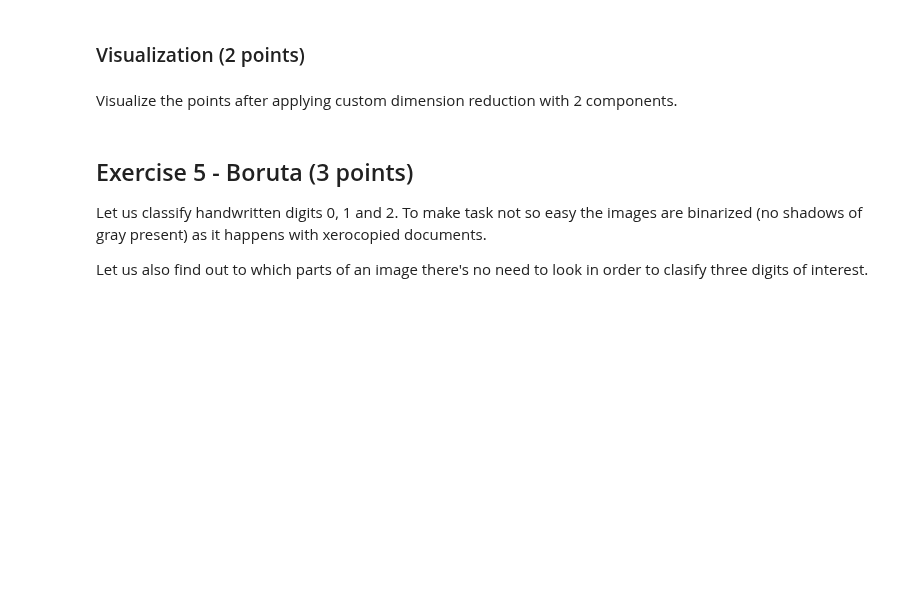
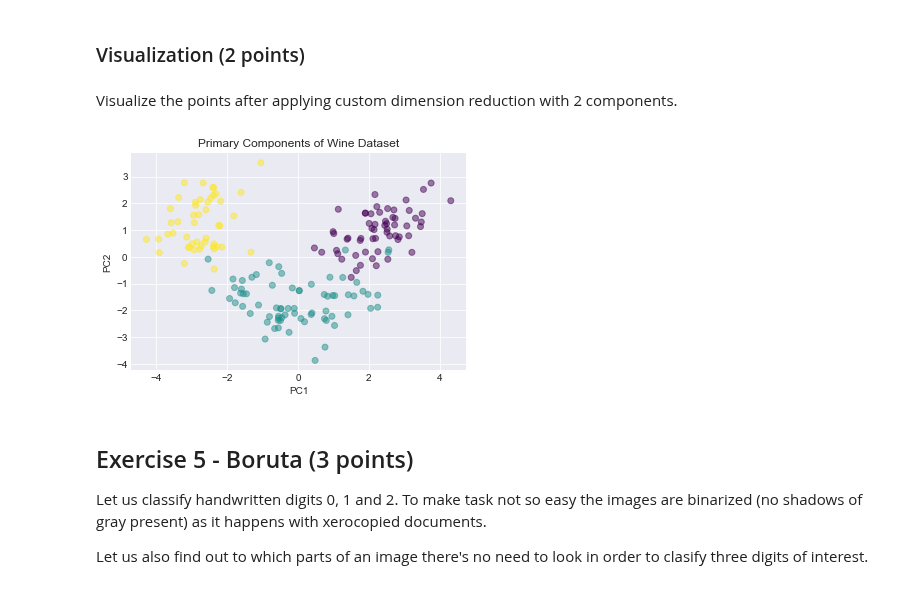
Before and after one commit to Bayramova/rs_school_assignments, a Jupyter notebook: feature_engineering.ipynb, the cells around one changed output. Drawn from its saved outputs; the diff is of its cells as text; code cells hidden in the pictures; blank space fills up the shorter version.

```diff
--- a/feature_engineering.ipynb
+++ b/feature_engineering.ipynb
@@ -380,6 +381,16 @@ assert np.allclose(x1@S@x1, 2.5110809296451233)
 ### Visualization (2 points)
 # %% [markdown]
 Visualize the points after applying custom dimension reduction with 2 components.
+# %%
+top_2_eigenvectors = np.vstack((x0, x1)).T
+transformed_data = data_scaled @ top_2_eigenvectors
+plt.scatter(transformed_data[:,0], transformed_data[:,1], c=wine_labels, cmap='viridis', alpha=0.5)
+plt.title("Primary Components of Wine Dataset")
+plt.xlabel("PC1")
+plt.ylabel("PC2")
+plt.show()
+# %% [output]
+[figure, added]
 # %% [markdown]
 ## Exercise 5 - Boruta (3 points)
 
```
Also changed, not shown: parts of 13 cells of this notebook.
